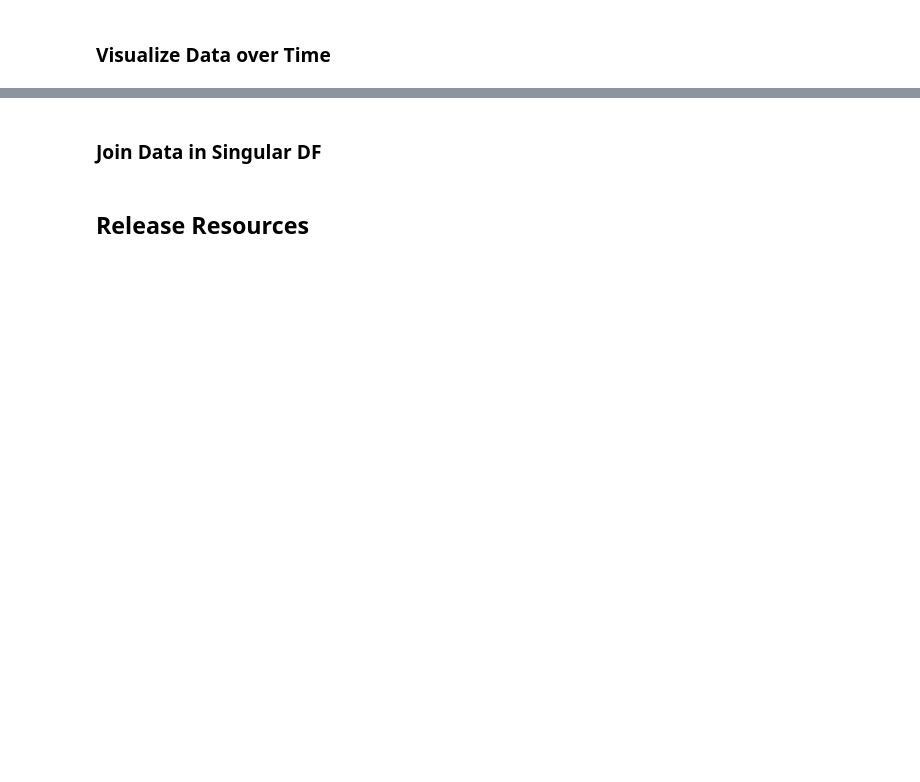
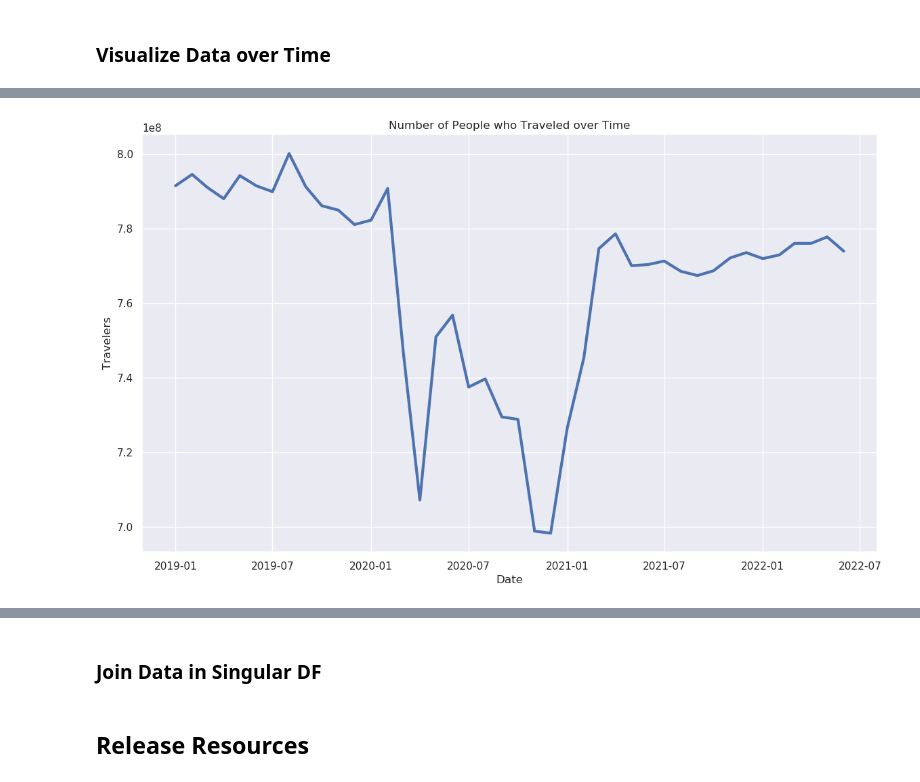
Before and after one commit to hdavis-sandiego/ADS508-Final, a Jupyter notebook: ads508project.ipynb, the cells around one changed output, grey strips where cells are left out. Drawn from its saved outputs; the diff is of its cells as text; code cells hidden in the pictures; blank space fills up the shorter version.

```diff
--- a/ads508project.ipynb
+++ b/ads508project.ipynb
@@ -222,2 +224,4 @@ tripsurvey['Date'] = pd.to_datetime(tripsurvey[['Year', 'Month']].assign(DAY=1))
+# %%
+tripsurvey['PercentofTravelers'] = (tripsurvey['Population Not Staying at Home']/(tripsurvey['Population Not Staying at Home']+tripsurvey['Population Staying at Home']))*100
 # %% [markdown]
 ### Group Data by Year and Month
@@ -223,0 +253,6 @@ tripsurvey['Date'] = pd.to_datetime(tripsurvey[['Year', 'Month']].assign(DAY=1))
+# %%
+#Group population traveling from survey data
+
+tripsurvey_grouped_travelers = tripsurvey.groupby(['Date'], as_index=False)['Population Not Staying at Home'].sum()
+tripsurvey_grouped_travelers = tripsurvey_grouped_travelers.rename(columns={"Population Not Staying at Home": "Travelers"})
+tripsurvey_grouped_travelers.head()
@@ -238,0 +324,9 @@ plt.show()
+# %%
+sns.set_style('darkgrid')
+sns.set(rc={'figure.figsize':(14,8)})
+
+ax = sns.lineplot(data=tripsurvey_grouped_travelers, x ='Date', y = 'Travelers', palette='viridis', lw=3)
+plt.title("Number of People who Traveled over Time")
+plt.show()
+# %% [output]
+[figure, added]
```
Also changed, not shown: parts of 13 cells of this notebook.
